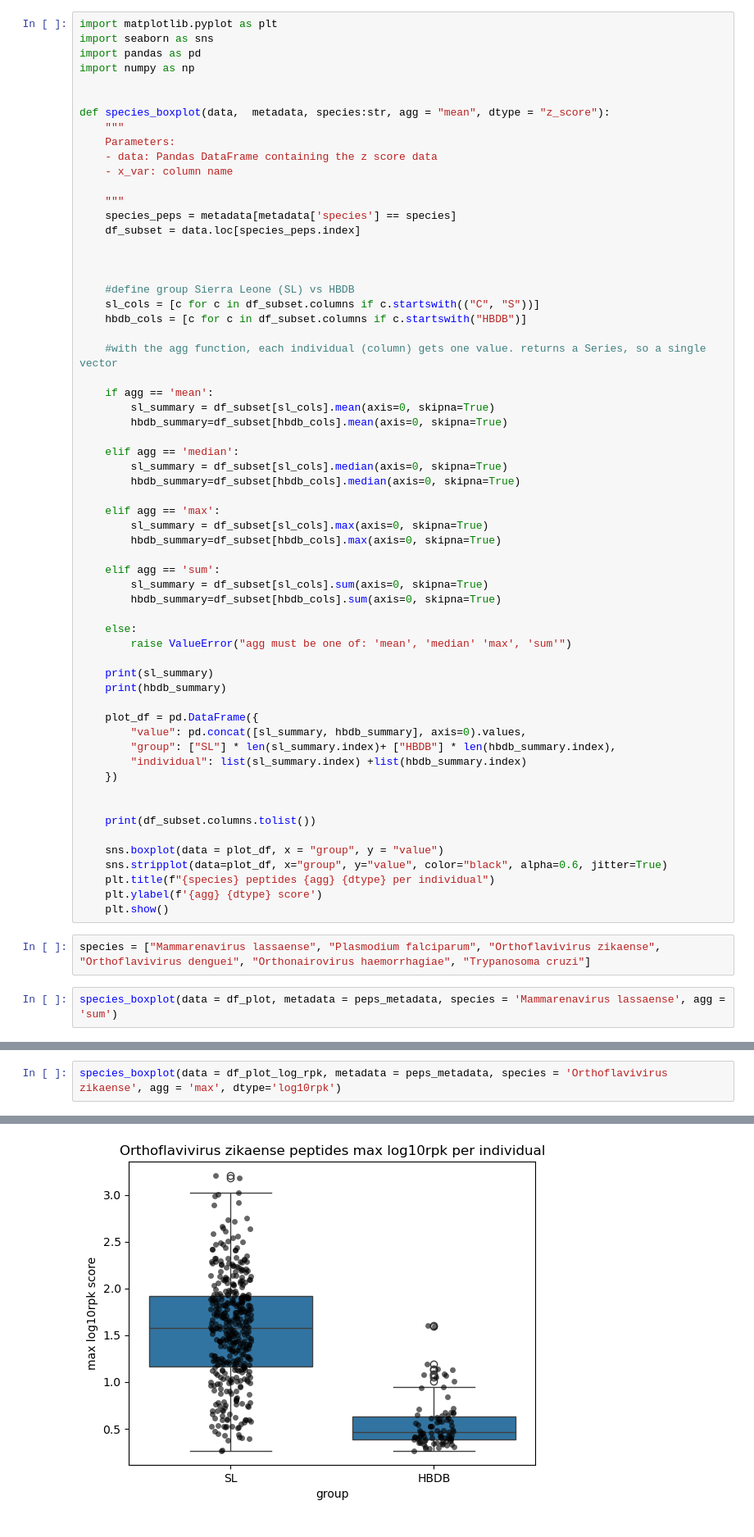
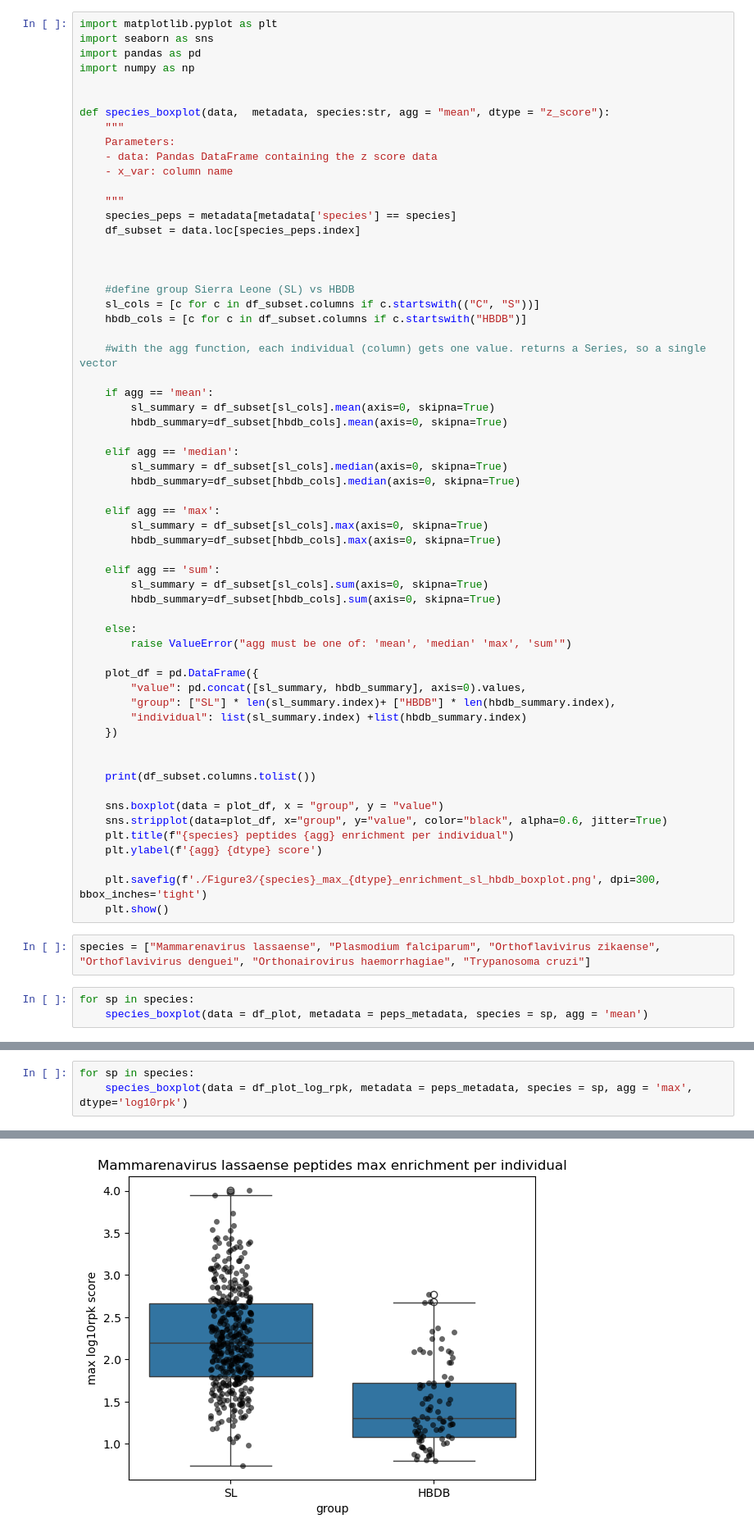
Before and after one commit to sporak577/lasv_phipseq_2026, a Jupyter notebook: Figure_3_lasv_phipseq_signal.ipynb, the cells around one changed output, grey strips where cells are left out. Shown at 82% size. Cells and saved outputs as stored; diff of their text form.

```diff
--- a/Figure_3_lasv_phipseq_signal.ipynb
+++ b/Figure_3_lasv_phipseq_signal.ipynb
@@ -83,9 +86,6 @@ def species_boxplot(data,  metadata, species:str, agg = "mean", dtype = "z_score
     else:
         raise ValueError("agg must be one of: 'mean', 'median' 'max', 'sum'")
 
-    print(sl_summary)
-    print(hbdb_summary)
-
     plot_df = pd.DataFrame({
         "value": pd.concat([sl_summary, hbdb_summary], axis=0).values,
         "group": ["SL"] * len(sl_summary.index)+ ["HBDB"] * len(hbdb_summary.index),
@@ -97,11 +97,14 @@ def species_boxplot(data,  metadata, species:str, agg = "mean", dtype = "z_score
 
     sns.boxplot(data = plot_df, x = "group", y = "value")
     sns.stripplot(data=plot_df, x="group", y="value", color="black", alpha=0.6, jitter=True)
-    plt.title(f"{species} peptides {agg} {dtype} per individual")
+    plt.title(f"{species} peptides {agg} enrichment per individual")
     plt.ylabel(f'{agg} {dtype} score')
+
+    plt.savefig(f'./Figure3/{species}_max_{dtype}_enrichment_sl_hbdb_boxplot.png', dpi=300, bbox_inches='tight')
     plt.show()
 # %%
 species = ["Mammarenavirus lassaense", "Plasmodium falciparum", "Orthoflavivirus zikaense", "Orthoflavivirus denguei", "Orthonairovirus haemorrhagiae", "Trypanosoma cruzi"]
 # %%
-species_boxplot(data = df_plot, metadata = peps_metadata, species = 'Mammarenavirus lassaense', agg = 'sum')
+for sp in species:
+    species_boxplot(data = df_plot, metadata = peps_metadata, species = sp, agg = 'mean')
 # %% [output]
@@ -126,3 +123,4 @@ Length: 87, dtype: float64
 # %%
-species_boxplot(data = df_plot_log_rpk, metadata = peps_metadata, species = 'Orthoflavivirus zikaense', agg = 'max', dtype='log10rpk')
+for sp in species:
+    species_boxplot(data = df_plot_log_rpk, metadata = peps_metadata, species = sp, agg = 'max', dtype='log10rpk')
 # %% [output]
@@ -145,2 +127,2 @@ Length: 87, dtype: float64
 ['C-109-3_4_E7', 'C-111-3_3_I6', 'C-112-1_3_B3', 'C-130-2_3_C3', 'C-135-2_1_D2', 'C-140-1_1_A7', 'C-144-2_2_B5', 'C-147-2_1_F5', 'C-150-2_1_H3', 'C-183-1_1_F4', 'C-192-3_1_D3', 'C-434-3_5_E2', 'C-438- ...
-[figure, old version]
+[figure, new version]
```
Also changed, not shown: parts of 18 cells of this notebook, 13 other files.
